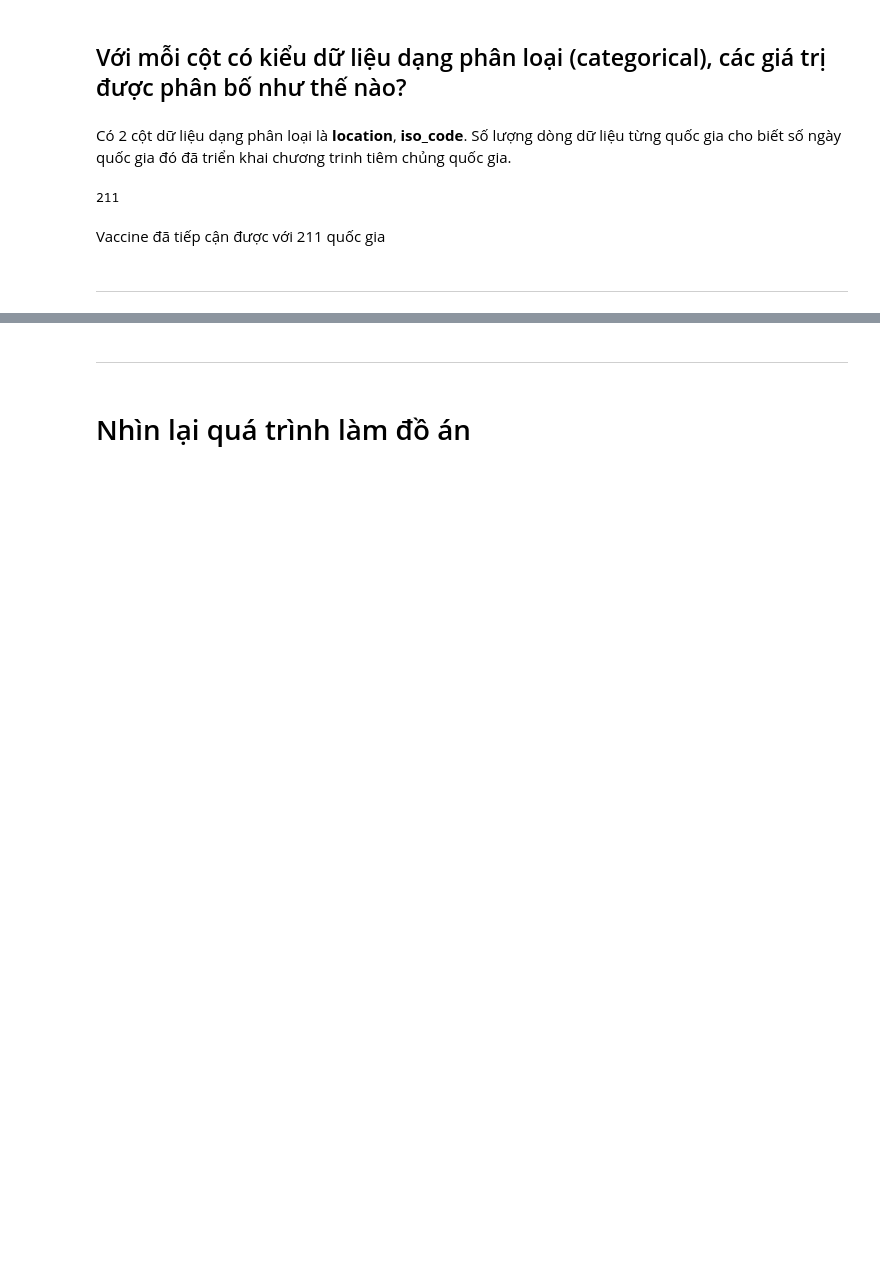
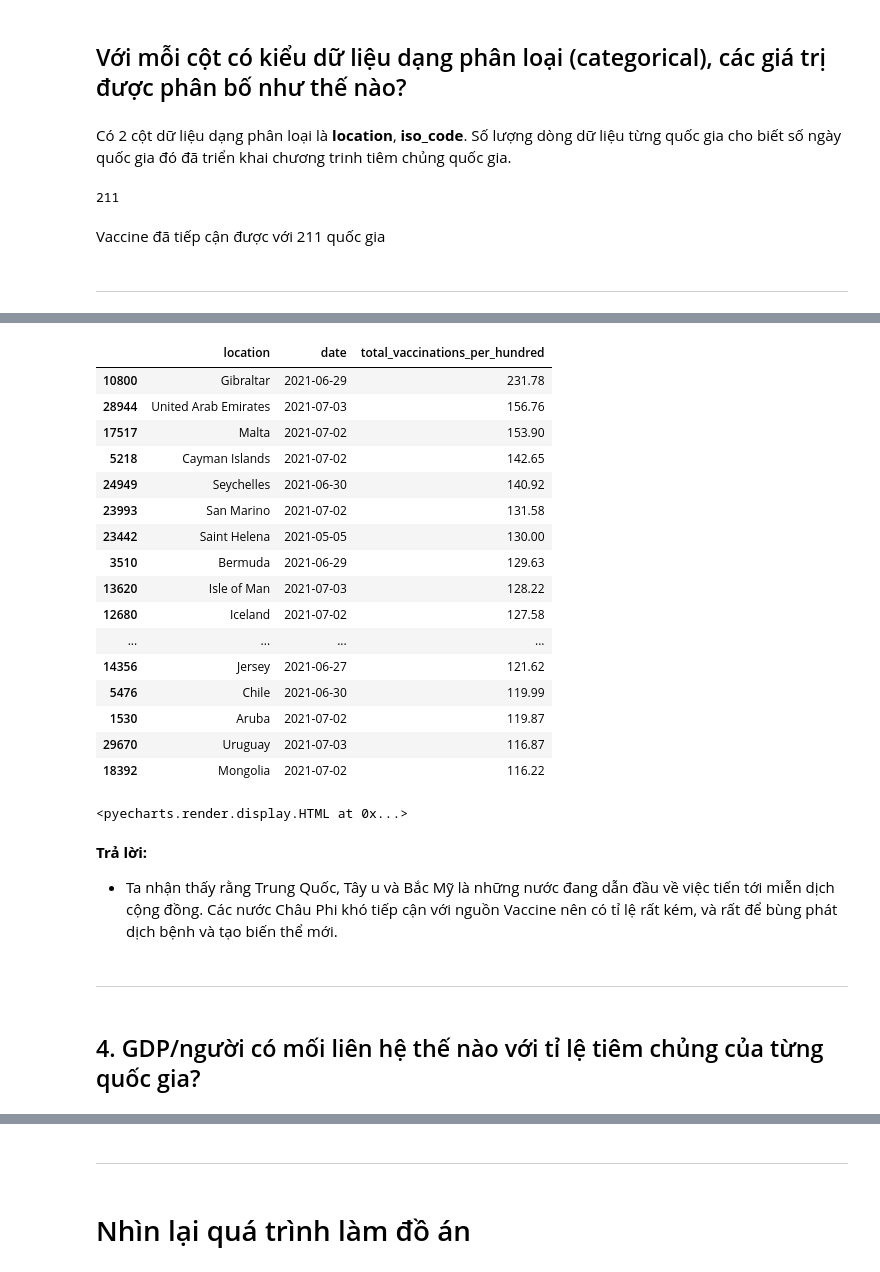
Before and after one commit to FinalProject-P4DS/FinalProject-P4DS, a Jupyter notebook: Final_Project-P4DS.ipynb, the cells around one changed output, grey strips where cells are left out. Drawn from its saved outputs; the diff is of its cells as text; code cells hidden in the pictures; blank space fills up the shorter version.

```diff
--- a/Final_Project-P4DS.ipynb
+++ b/Final_Project-P4DS.ipynb
@@ -633,0 +497,74 @@ num_vaccinations_each_month
+# %%
+national_vaccinations = national_vacc.sort_values('total_vaccinations_per_hundred').drop_duplicates('location', keep='last')
+herd_immunity_national = national_vaccinations[national_vaccinations['total_vaccinations_per_hundred'] > 100].sort_values('total_vaccinations_per_hundred', ascending=False)[['location', 'date', 'total_vaccinations_per_hundred']]
+herd_immunity_national.head (20)
+# %% [output]
+|  | location | date | total_vaccinations_per_hundred |
+| 10800 | Gibraltar | 2021-06-29 | 231.78 |
+| 28944 | United Arab Emirates | 2021-07-03 | 156.76 |
+| 17517 | Malta | 2021-07-02 | 153.90 |
+| 5218 | Cayman Islands | 2021-07-02 | 142.65 |
+| 24949 | Seychelles | 2021-06-30 | 140.92 |
+| 23993 | San Marino | 2021-07-02 | 131.58 |
+| 23442 | Saint Helena | 2021-05-05 | 130.00 |
+| 3510 | Bermuda | 2021-06-29 | 129.63 |
+| 13620 | Isle of Man | 2021-07-03 | 128.22 |
+| 12680 | Iceland | 2021-07-02 | 127.58 |
+| ... | ... | ... | ... |
+| 14356 | Jersey | 2021-06-27 | 121.62 |
+| 5476 | Chile | 2021-06-30 | 119.99 |
+| 1530 | Aruba | 2021-07-02 | 119.87 |
+| 29670 | Uruguay | 2021-07-03 | 116.87 |
+| 18392 | Mongolia | 2021-07-02 | 116.22 |
+# %%
+country = list(national_vaccinations['location'])
+total_herd_immunity = list(national_vaccinations['total_vaccinations_per_hundred'])
+
+list_herd_immunity = [[country[i], total_herd_immunity[i]] for i in range(len(country))]
+
+herd_immunity_world_map = Map(init_opts = opts.InitOpts(width = "900px", height = "460px"))
+herd_immunity_world_map.add("Total Herd Immunity", list_herd_immunity, maptype = 'world', is_map_symbol_show=False)
+
+herd_immunity_world_map.set_series_opts(label_opts = opts.LabelOpts(is_show = False))
+
+herd_immunity_world_map.set_global_opts(
+    visualmap_opts = opts.VisualMapOpts(max_ = 100, is_piecewise = True, pieces = [
+    {"min": 80},
+    {"min": 70, "max": 79},
+    {"min": 50, "max": 69},
+    {"min": 20, "max": 49},
+    {"min": 10, "max": 19},
+    {"max": 9},
+    ]),
+    title_opts=opts.TitleOpts(
+        title='Covid-19 Worldwide Herd Immunity',
+        subtitle='Till July 07th,2021',
+        pos_left='center',
+        padding=0,
+        item_gap=2,
+        title_textstyle_opts= opts.TextStyleOpts(
+            color='darkblue',
+            font_weight='bold',
+            font_family='Courier New',
+            font_size=30
+        ),
+        subtitle_textstyle_opts= opts.TextStyleOpts(
+            color='grey',
+            font_weight='bold',
+            font_family='Courier New',
+            font_size=13
+        )
+    ),
+    legend_opts = opts.LegendOpts(is_show = False),
+)
+
+herd_immunity_world_map.render_notebook()
+# %% [output]
+<pyecharts.render.display.HTML at 0x...>
+# %% [markdown]
+**Trả lời:**
+- Ta nhận thấy rằng Trung Quốc, Tây u và Bắc Mỹ là những nước đang dẫn đầu về việc tiến tới miễn dịch cộng đồng. Các nước Châu Phi khó tiếp cận với nguồn Vaccine nên có tỉ lệ rất kém, và rất để bùng phát dịch bệnh và tạo biến thể mới.
+# %% [markdown]
+---
+# %% [markdown]
+## 4. GDP/người có mối liên hệ thế nào với tỉ lệ tiêm chủng của từng quốc gia?
```
Also changed, not shown: parts of 101 cells of this notebook.
